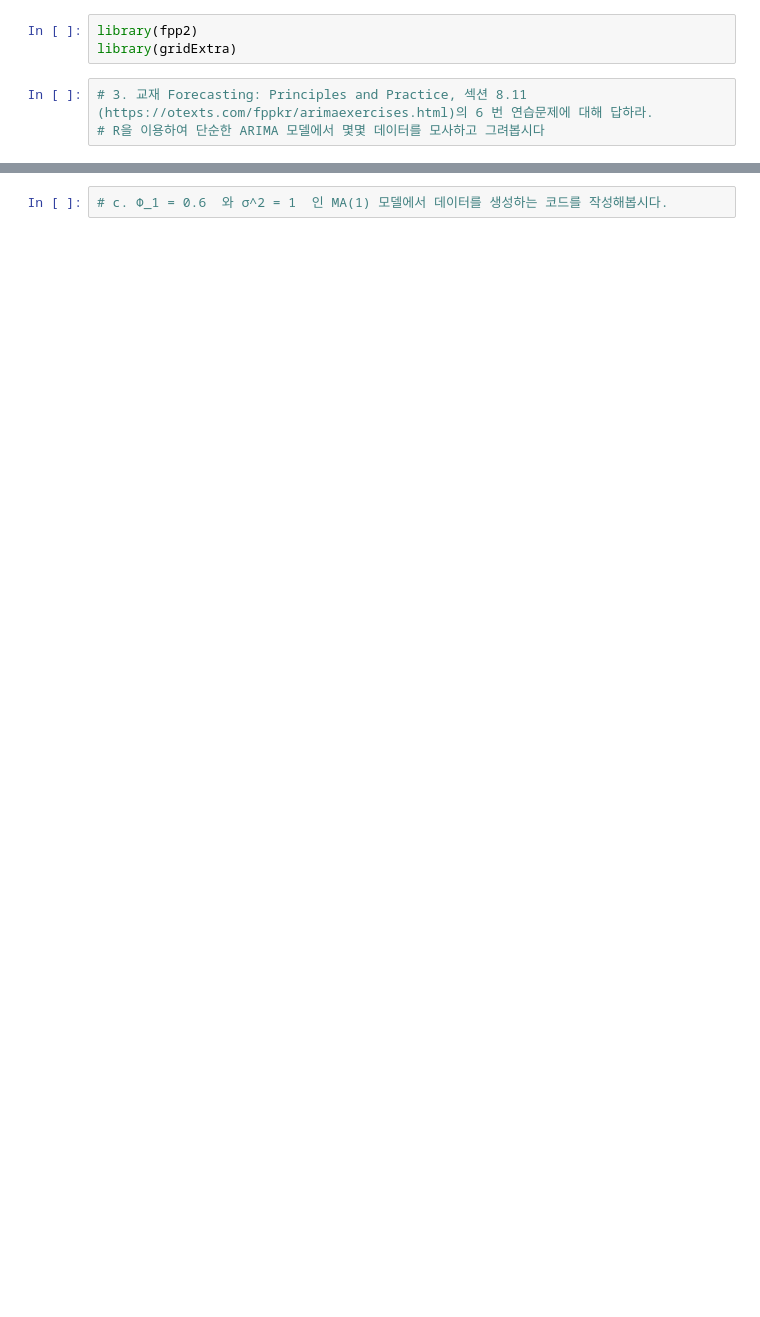
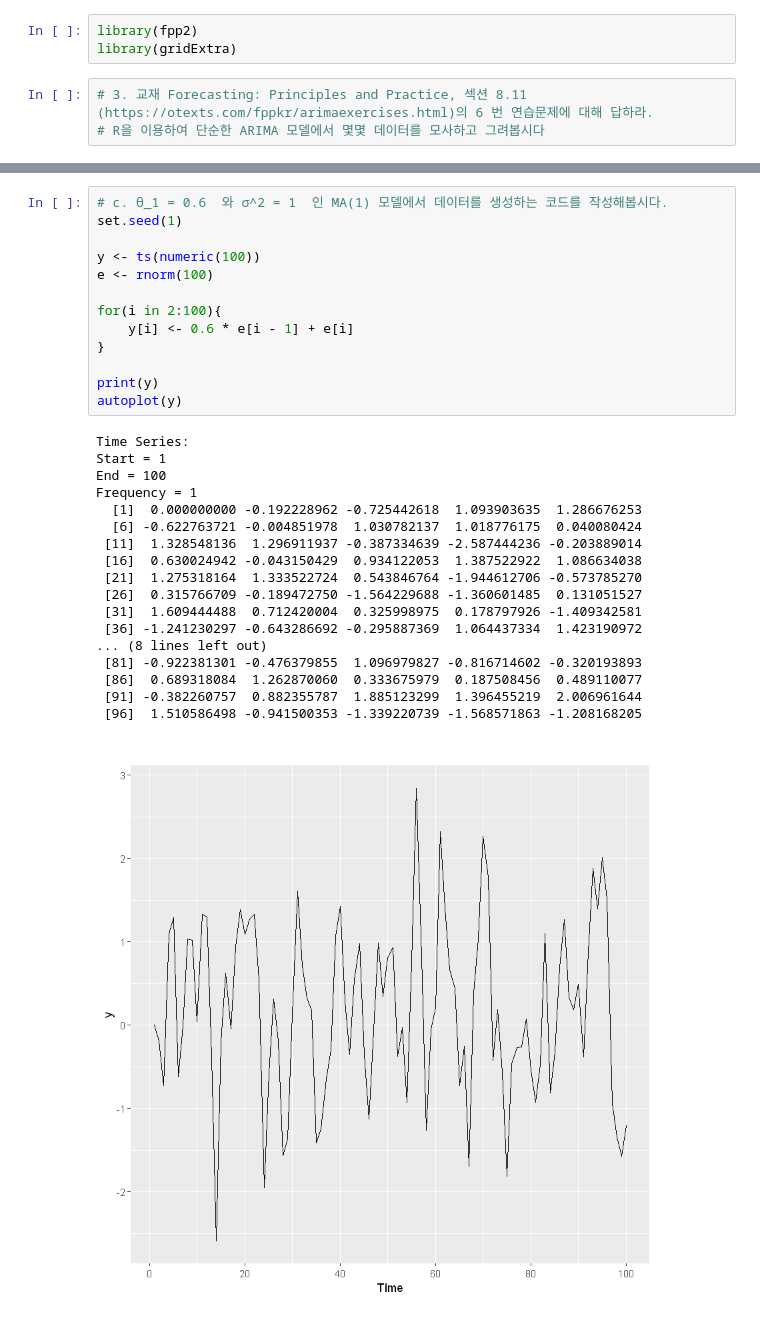
Before and after one commit to D4R6-Robot/Statistics, a Jupyter notebook: 2nd semester/02.TimeSeries/HW3/HW(3-3).ipynb, the cells around one changed output, grey strips where cells are left out. Saved outputs shown, nothing was run; the diff lists cells and outputs as text; blank space fills up the shorter version.

```diff
--- a/2nd semester/02.TimeSeries/HW3/HW(3-3).ipynb
+++ b/2nd semester/02.TimeSeries/HW3/HW(3-3).ipynb
@@ -54,2 +66,32 @@ grid.arrange(p1, p2, p3, p4,
 # %%
-# c. Φ_1 = 0.6  와 σ^2 = 1  인 MA(1) 모델에서 데이터를 생성하는 코드를 작성해봅시다.
+# c. θ_1 = 0.6  와 σ^2 = 1  인 MA(1) 모델에서 데이터를 생성하는 코드를 작성해봅시다.
+set.seed(1)
+
+y <- ts(numeric(100))
+e <- rnorm(100)
+
+for(i in 2:100){
+    y[i] <- 0.6 * e[i - 1] + e[i]
+}
+
+print(y)
+autoplot(y)
+# %% [output]
+Time Series:
+Start = 1
+End = 100
+Frequency = 1
+  [1]  0.000000000 -0.192228962 -0.725442618  1.093903635  1.286676253
+  [6] -0.622763721 -0.004851978  1.030782137  1.018776175  0.040080424
+ [11]  1.328548136  1.296911937 -0.387334639 -2.587444236 -0.203889014
+ [16]  0.630024942 -0.043150429  0.934122053  1.387522922  1.086634038
+ [21]  1.275318164  1.333522724  0.543846764 -1.944612706 -0.573785270
+ [26]  0.315766709 -0.189472750 -1.564229688 -1.360601485  0.131051527
+ [31]  1.609444488  0.712420004  0.325998975  0.178797926 -1.409342581
+ [36] -1.241230297 -0.643286692 -0.295887369  1.064437334  1.423190972
+... (8 lines left out)
+ [81] -0.922381301 -0.476379855  1.096979827 -0.816714602 -0.320193893
+ [86]  0.689318084  1.262870060  0.333675979  0.187508456  0.489110077
+ [91] -0.382260757  0.882355787  1.885123299  1.396455219  2.006961644
+ [96]  1.510586498 -0.941500353 -1.339220739 -1.568571863 -1.208168205
+[figure, added]
```
Also changed, not shown: parts of 14 cells of this notebook, 2 other files.
